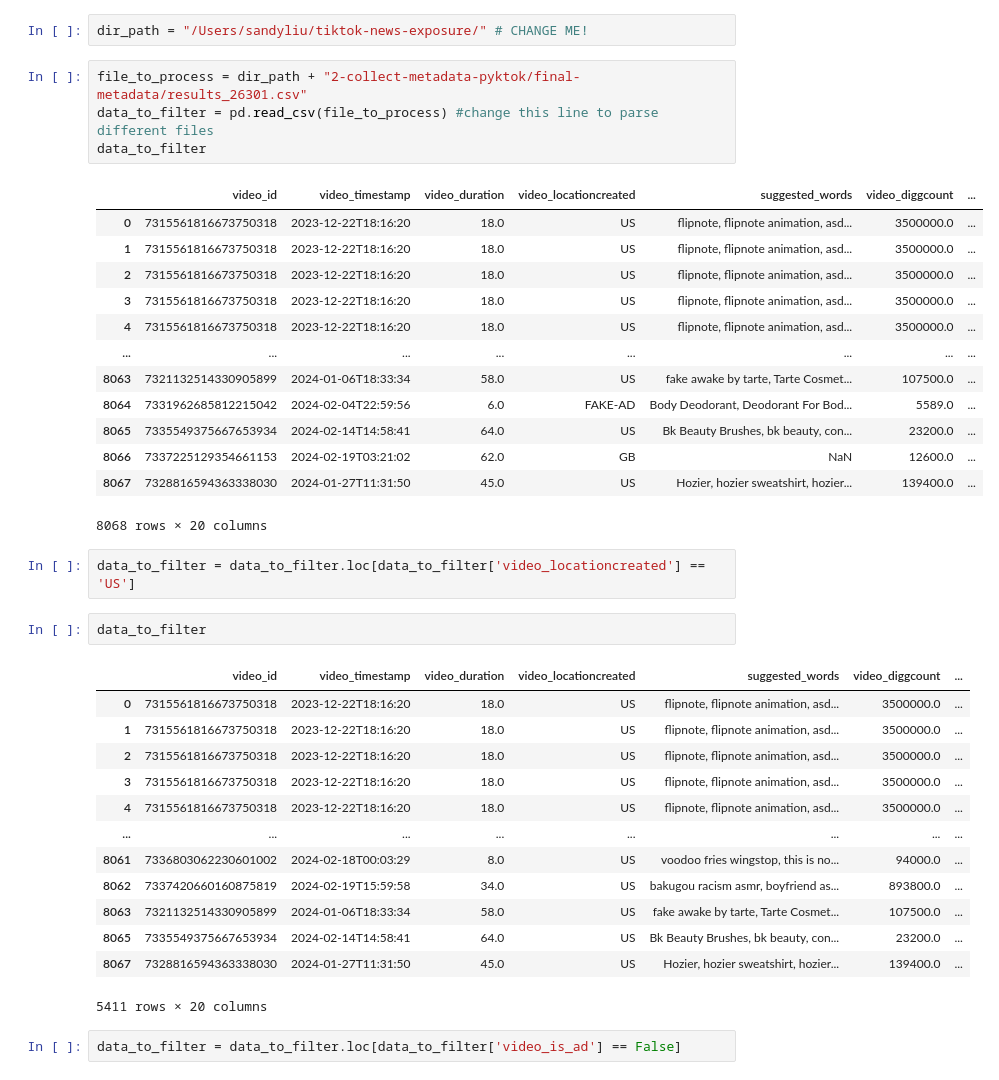
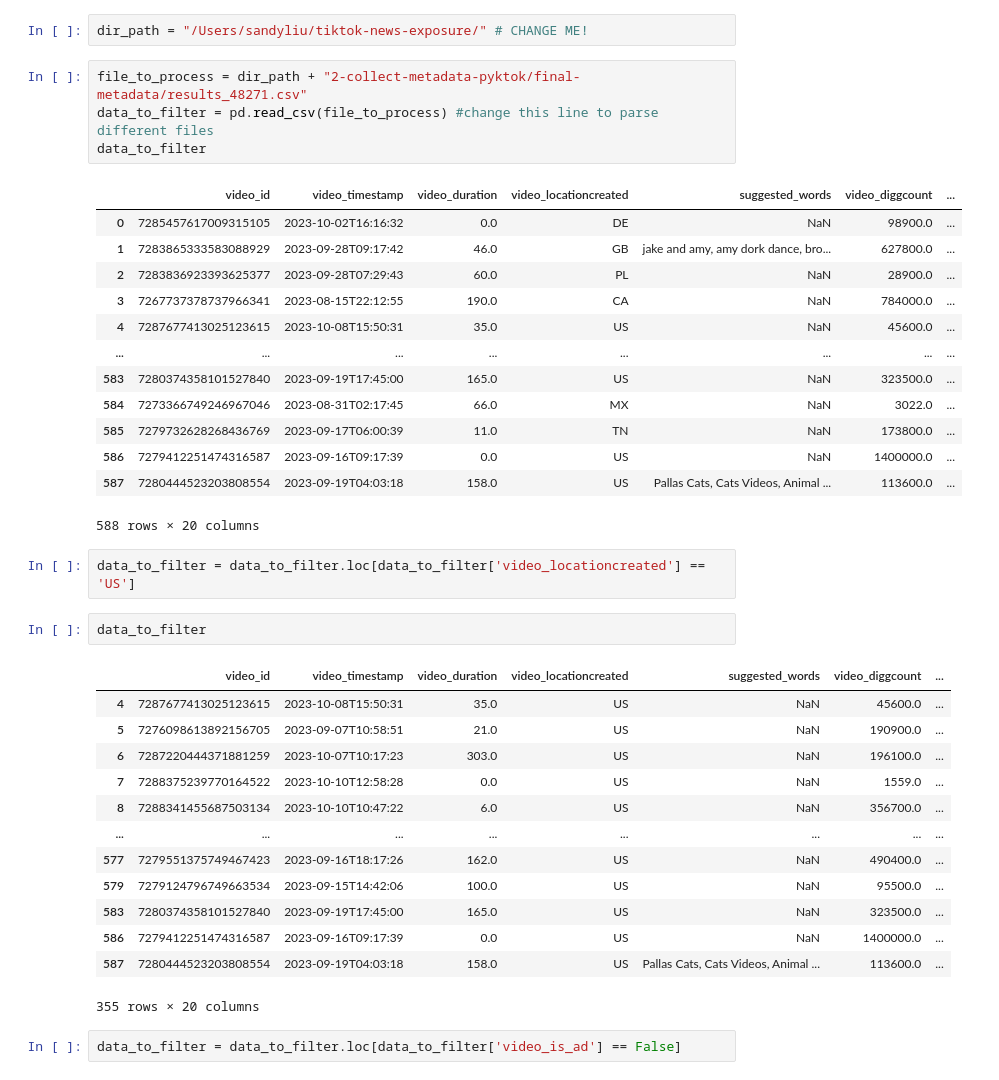
Before and after one commit to carolinejjung/tiktok-news-exposure, a Jupyter notebook: 3-filter-metadata/filtering.ipynb, the cells around one changed output. Drawn from its saved outputs; the diff is of its cells as text.

Commit message:
modified:   3-filter-metadata/filtering.ipynb 	modified:   5-nyt-comparison/filterWords_sandy.py 	modified:   cosine_similarities.ipynb

```diff
--- a/3-filter-metadata/filtering.ipynb
+++ b/3-filter-metadata/filtering.ipynb
@@ -16,41 +16,41 @@ creaters_list = creaters['Username'].tolist()
 # %%
 dir_path = "/Users/sandyliu/tiktok-news-exposure/" # CHANGE ME!
 # %%
-file_to_process = dir_path + "2-collect-metadata-pyktok/final-metadata/results_26301.csv"
+file_to_process = dir_path + "2-collect-metadata-pyktok/final-metadata/results_48271.csv"
 data_to_filter = pd.read_csv(file_to_process) #change this line to parse different files
 data_to_filter
 # %% [output]
 |  | video_id | video_timestamp | video_duration | video_locationcreated | suggested_words | video_diggcount | ... |
-| 0 | 7315561816673750318 | 2023-12-22T18:16:20 | 18.0 | US | flipnote, flipnote animation, asd... | 3500000.0 | ... |
-| 1 | 7315561816673750318 | 2023-12-22T18:16:20 | 18.0 | US | flipnote, flipnote animation, asd... | 3500000.0 | ... |
-| 2 | 7315561816673750318 | 2023-12-22T18:16:20 | 18.0 | US | flipnote, flipnote animation, asd... | 3500000.0 | ... |
-| 3 | 7315561816673750318 | 2023-12-22T18:16:20 | 18.0 | US | flipnote, flipnote animation, asd... | 3500000.0 | ... |
-| 4 | 7315561816673750318 | 2023-12-22T18:16:20 | 18.0 | US | flipnote, flipnote animation, asd... | 3500000.0 | ... |
+| 0 | 7285457617009315105 | 2023-10-02T16:16:32 | 0.0 | DE | NaN | 98900.0 | ... |
+| 1 | 7283865333583088929 | 2023-09-28T09:17:42 | 46.0 | GB | jake and amy, amy dork dance, bro... | 627800.0 | ... |
+| 2 | 7283836923393625377 | 2023-09-28T07:29:43 | 60.0 | PL | NaN | 28900.0 | ... |
+| 3 | 7267737378737966341 | 2023-08-15T22:12:55 | 190.0 | CA | NaN | 784000.0 | ... |
+| 4 | 7287677413025123615 | 2023-10-08T15:50:31 | 35.0 | US | NaN | 45600.0 | ... |
 | ... | ... | ... | ... | ... | ... | ... | ... |
-| 8063 | 7321132514330905899 | 2024-01-06T18:33:34 | 58.0 | US | fake awake by tarte, Tarte Cosmet... | 107500.0 | ... |
-| 8064 | 7331962685812215042 | 2024-02-04T22:59:56 | 6.0 | FAKE-AD | Body Deodorant, Deodorant For Bod... | 5589.0 | ... |
-| 8065 | 7335549375667653934 | 2024-02-14T14:58:41 | 64.0 | US | Bk Beauty Brushes, bk beauty, con... | 23200.0 | ... |
-| 8066 | 7337225129354661153 | 2024-02-19T03:21:02 | 62.0 | GB | NaN | 12600.0 | ... |
-| 8067 | 7328816594363338030 | 2024-01-27T11:31:50 | 45.0 | US | Hozier, hozier sweatshirt, hozier... | 139400.0 | ... |
+| 583 | 7280374358101527840 | 2023-09-19T17:45:00 | 165.0 | US | NaN | 323500.0 | ... |
+| 584 | 7273366749246967046 | 2023-08-31T02:17:45 | 66.0 | MX | NaN | 3022.0 | ... |
+| 585 | 7279732628268436769 | 2023-09-17T06:00:39 | 11.0 | TN | NaN | 173800.0 | ... |
+| 586 | 7279412251474316587 | 2023-09-16T09:17:39 | 0.0 | US | NaN | 1400000.0 | ... |
+| 587 | 7280444523203808554 | 2023-09-19T04:03:18 | 158.0 | US | Pallas Cats, Cats Videos, Animal ... | 113600.0 | ... |
-8068 rows × 20 columns
+588 rows × 20 columns
 # %%
 data_to_filter = data_to_filter.loc[data_to_filter['video_locationcreated'] == 'US']
 # %%
 data_to_filter
 # %% [output]
 |  | video_id | video_timestamp | video_duration | video_locationcreated | suggested_words | video_diggcount | ... |
-| 0 | 7315561816673750318 | 2023-12-22T18:16:20 | 18.0 | US | flipnote, flipnote animation, asd... | 3500000.0 | ... |
-| 1 | 7315561816673750318 | 2023-12-22T18:16:20 | 18.0 | US | flipnote, flipnote animation, asd... | 3500000.0 | ... |
-| 2 | 7315561816673750318 | 2023-12-22T18:16:20 | 18.0 | US | flipnote, flipnote animation, asd... | 3500000.0 | ... |
-| 3 | 7315561816673750318 | 2023-12-22T18:16:20 | 18.0 | US | flipnote, flipnote animation, asd... | 3500000.0 | ... |
-| 4 | 7315561816673750318 | 2023-12-22T18:16:20 | 18.0 | US | flipnote, flipnote animation, asd... | 3500000.0 | ... |
+| 4 | 7287677413025123615 | 2023-10-08T15:50:31 | 35.0 | US | NaN | 45600.0 | ... |
+| 5 | 7276098613892156705 | 2023-09-07T10:58:51 | 21.0 | US | NaN | 190900.0 | ... |
+| 6 | 7287220444371881259 | 2023-10-07T10:17:23 | 303.0 | US | NaN | 196100.0 | ... |
+| 7 | 7288375239770164522 | 2023-10-10T12:58:28 | 0.0 | US | NaN | 1559.0 | ... |
+| 8 | 7288341455687503134 | 2023-10-10T10:47:22 | 6.0 | US | NaN | 356700.0 | ... |
 | ... | ... | ... | ... | ... | ... | ... | ... |
-| 8061 | 7336803062230601002 | 2024-02-18T00:03:29 | 8.0 | US | voodoo fries wingstop, this is no... | 94000.0 | ... |
-| 8062 | 7337420660160875819 | 2024-02-19T15:59:58 | 34.0 | US | bakugou racism asmr, boyfriend as... | 893800.0 | ... |
-| 8063 | 7321132514330905899 | 2024-01-06T18:33:34 | 58.0 | US | fake awake by tarte, Tarte Cosmet... | 107500.0 | ... |
-| 8065 | 7335549375667653934 | 2024-02-14T14:58:41 | 64.0 | US | Bk Beauty Brushes, bk beauty, con... | 23200.0 | ... |
-| 8067 | 7328816594363338030 | 2024-01-27T11:31:50 | 45.0 | US | Hozier, hozier sweatshirt, hozier... | 139400.0 | ... |
+| 577 | 7279551375749467423 | 2023-09-16T18:17:26 | 162.0 | US | NaN | 490400.0 | ... |
+| 579 | 7279124796749663534 | 2023-09-15T14:42:06 | 100.0 | US | NaN | 95500.0 | ... |
+| 583 | 7280374358101527840 | 2023-09-19T17:45:00 | 165.0 | US | NaN | 323500.0 | ... |
+| 586 | 7279412251474316587 | 2023-09-16T09:17:39 | 0.0 | US | NaN | 1400000.0 | ... |
+| 587 | 7280444523203808554 | 2023-09-19T04:03:18 | 158.0 | US | Pallas Cats, Cats Videos, Animal ... | 113600.0 | ... |
-5411 rows × 20 columns
+355 rows × 20 columns
 # %%
 data_to_filter = data_to_filter.loc[data_to_filter['video_is_ad'] == False]
 # %%
```
Also changed, not shown: parts of 4 cells of this notebook, 1 other file.
